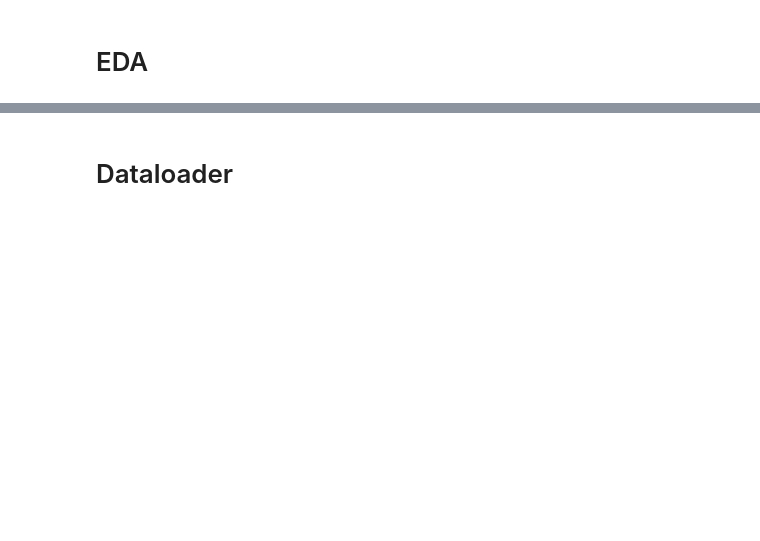
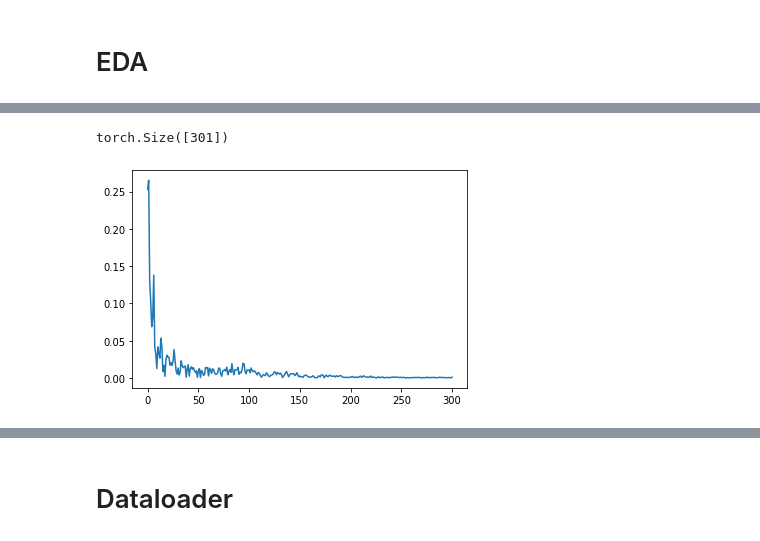
Before and after one commit to 100jy/dacon_workout-signal-classification, a Jupyter notebook: 데이콘_운동동작_분류.ipynb, the cells around one changed output, grey strips where cells are left out. Saved outputs shown, nothing was run; the diff lists cells and outputs as text; code cells hidden in the pictures; blank space fills up the shorter version.

```diff
--- a/데이콘_운동동작_분류.ipynb
+++ b/데이콘_운동동작_분류.ipynb
@@ -84,3 +69,12 @@ def normalizing(x):
+# %%
+#FFT
+fft = torch.rfft(torch.tensor(train[[3],:,3], dtype=torch.float32), 2, normalized=True)
+mag = (fft[0,:,0]**2 + fft[0,:,1]**2).sqrt()
+plt.plot(mag)
+print(mag.shape)
+# %% [output]
+torch.Size([301])
+[figure, added]
 # %%
 n_rows = 10
 n_cols = 6
```
Also changed, not shown: parts of 31 cells of this notebook.
